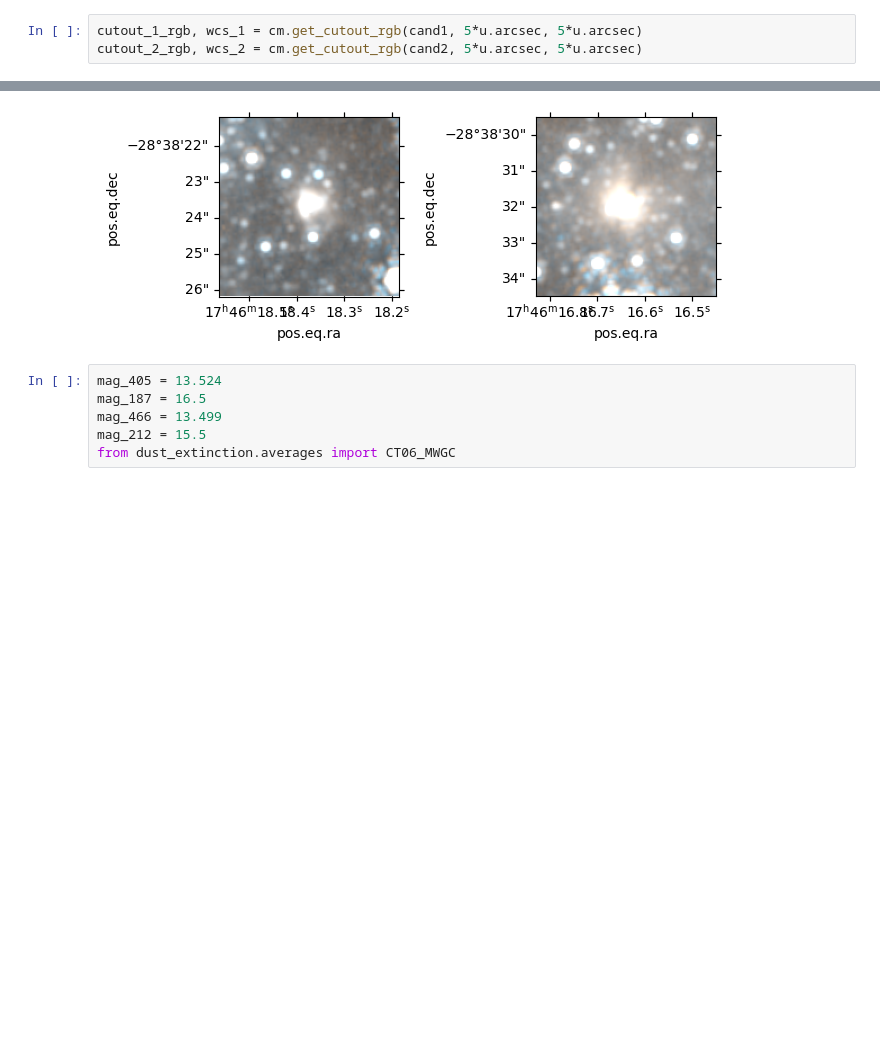
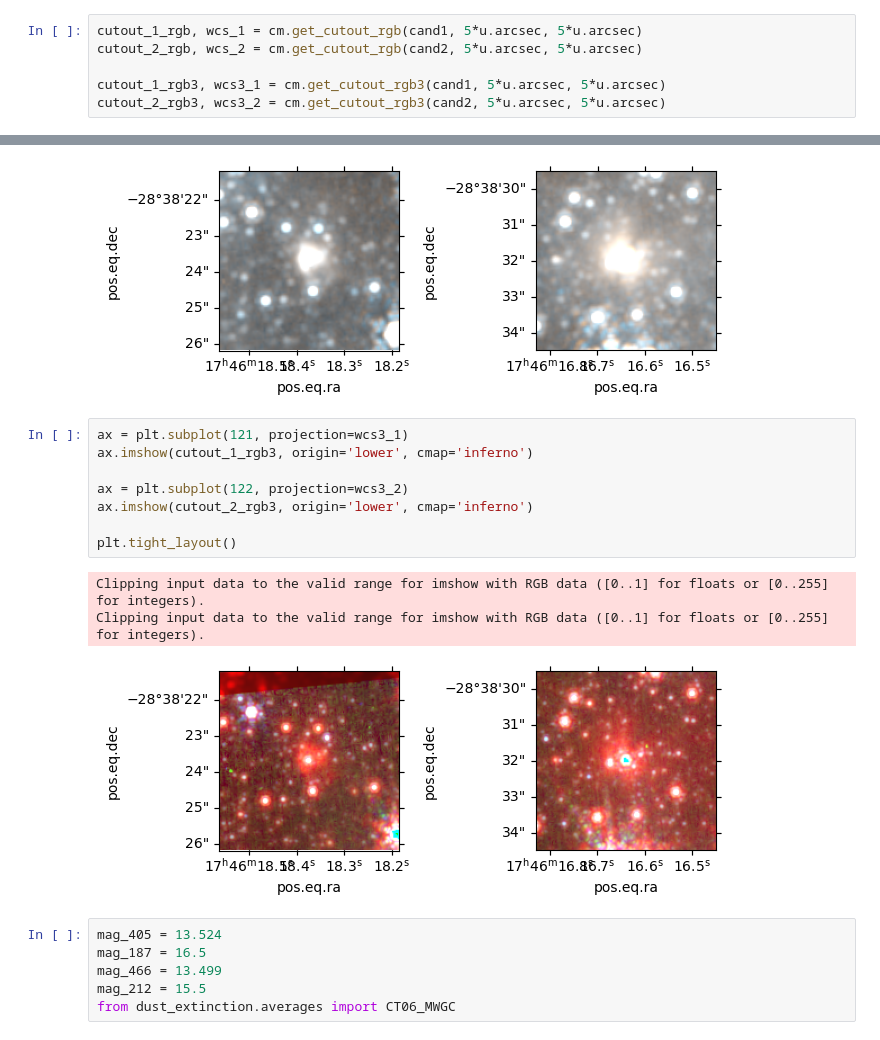
Before and after one commit to SpacialTree/lactea-filament, a Jupyter notebook: lactea-filament/notebooks/YSOmass.ipynb, the cells around one changed output, grey strips where cells are left out. Saved outputs shown, nothing was run; the diff lists cells and outputs as text; blank space fills up the shorter version.

```diff
--- a/lactea-filament/notebooks/YSOmass.ipynb
+++ b/lactea-filament/notebooks/YSOmass.ipynb
@@ -96,3 +102,6 @@ cutout_2_405 = cm.get_cutout_405(cand2, 5*u.arcsec, 5*u.arcsec)
 # %%
 cutout_1_rgb, wcs_1 = cm.get_cutout_rgb(cand1, 5*u.arcsec, 5*u.arcsec)
 cutout_2_rgb, wcs_2 = cm.get_cutout_rgb(cand2, 5*u.arcsec, 5*u.arcsec)
+
+cutout_1_rgb3, wcs3_1 = cm.get_cutout_rgb3(cand1, 5*u.arcsec, 5*u.arcsec)
+cutout_2_rgb3, wcs3_2 = cm.get_cutout_rgb3(cand2, 5*u.arcsec, 5*u.arcsec)
@@ -118,6 +147,18 @@ plt.tight_layout()
 Clipping input data to the valid range for imshow with RGB data ([0..1] for floats or [0..255] for integers).
 Clipping input data to the valid range for imshow with RGB data ([0..1] for floats or [0..255] for integers).
 [figure]
+# %%
+ax = plt.subplot(121, projection=wcs3_1)
+ax.imshow(cutout_1_rgb3, origin='lower', cmap='inferno')
+
+ax = plt.subplot(122, projection=wcs3_2)
+ax.imshow(cutout_2_rgb3, origin='lower', cmap='inferno')
+
+plt.tight_layout()
+# %% [output]
+Clipping input data to the valid range for imshow with RGB data ([0..1] for floats or [0..255] for integers).
+Clipping input data to the valid range for imshow with RGB data ([0..1] for floats or [0..255] for integers).
+[figure, added]
 # %%
 mag_405 = 13.524
 mag_187 = 16.5
```
Also changed, not shown: parts of 4 cells of this notebook, 5 other files.
